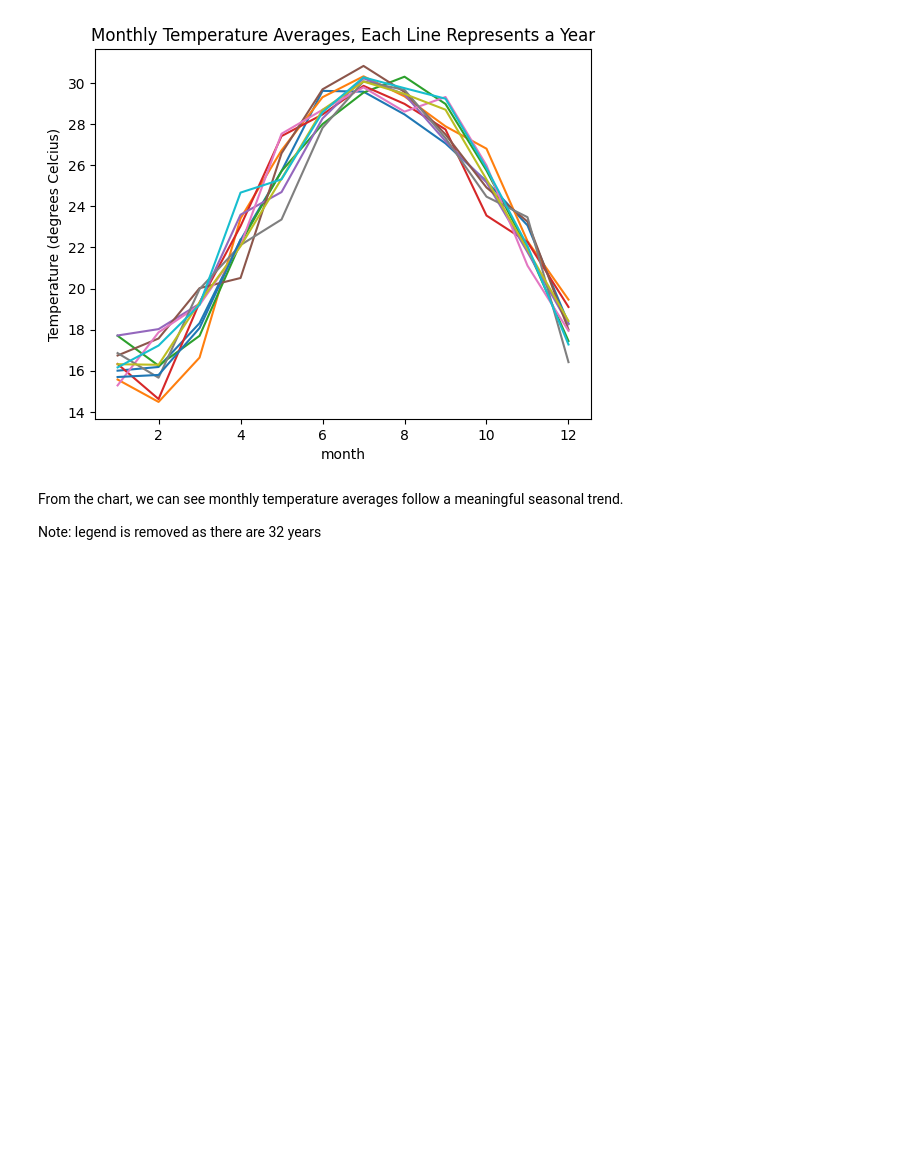
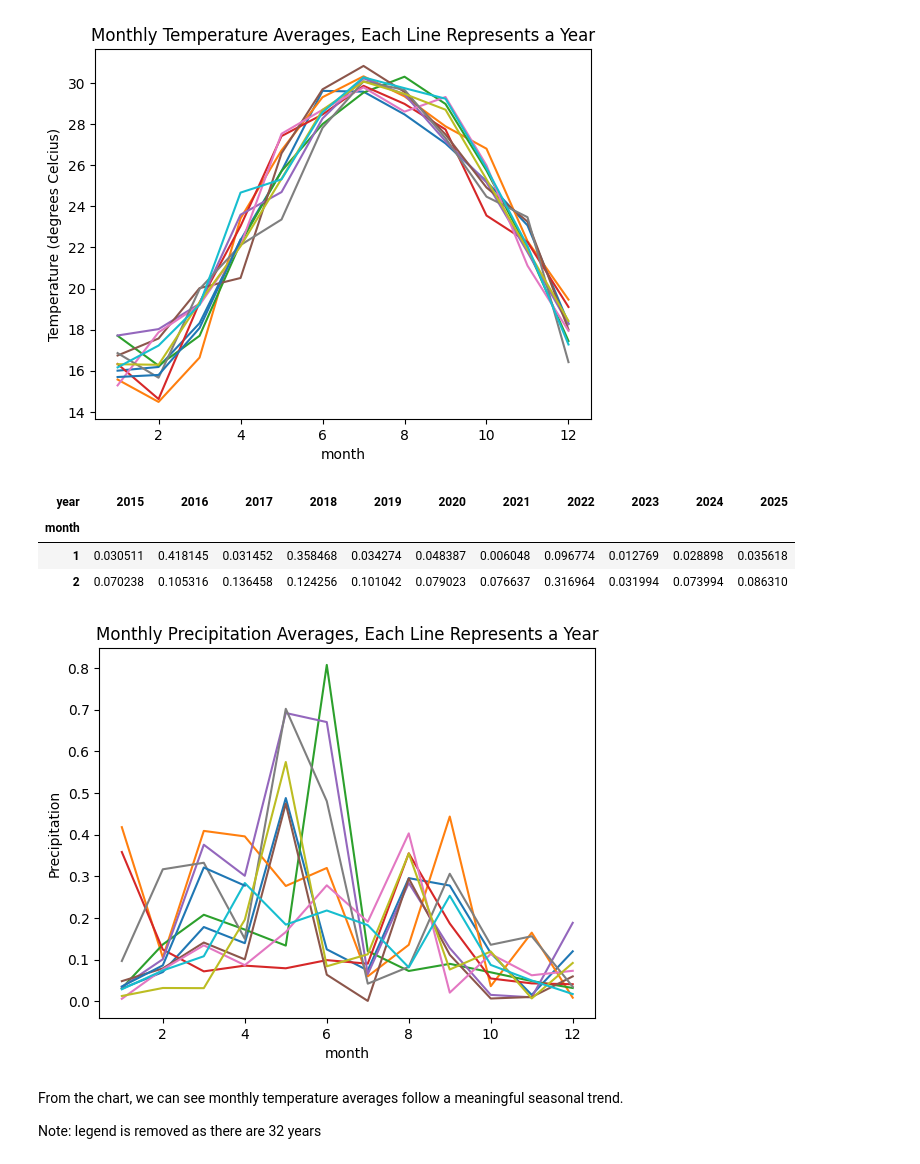
Before and after one commit to CYHuang0429/1132.515504-Team28-Weather, a Jupyter notebook: baseline.ipynb, the cells around one changed output. Cells and saved outputs as stored; diff of their text form; code cells hidden in the pictures; blank space fills up the shorter version.

```diff
--- a/baseline.ipynb
+++ b/baseline.ipynb
@@ -117,6 +117,25 @@ plt.legend().remove()
 plt.show()
 # %% [output]
 [figure]
+# %%
+weather_seperated = weather[['date', 'month', 'Precipitation']].copy(deep=True)
+weather_seperated['year'] = weather['date'].dt.year
+weather_seperated.drop(['date'], axis=1, inplace=True)
+weather_seperated = weather_seperated.pivot_table(index='month',  columns='year', values='Precipitation')
+weather_seperated.head(2)
+# %% [output]
+| year | 2015 | 2016 | 2017 | 2018 | 2019 | 2020 | 2021 | 2022 | 2023 | 2024 | 2025 |
+| month |  |  |  |  |  |  |  |  |  |  |  |
+| 1 | 0.030511 | 0.418145 | 0.031452 | 0.358468 | 0.034274 | 0.048387 | 0.006048 | 0.096774 | 0.012769 | 0.028898 | 0.035618 |
+| 2 | 0.070238 | 0.105316 | 0.136458 | 0.124256 | 0.101042 | 0.079023 | 0.076637 | 0.316964 | 0.031994 | 0.073994 | 0.086310 |
+# %%
+weather_seperated.plot()
+plt.ylabel('Precipitation')
+plt.title("Monthly Precipitation Averages, Each Line Represents a Year")
+plt.legend().remove()
+plt.show()
+# %% [output]
+[figure, added]
 # %% [markdown]
 From the chart, we can see monthly temperature averages follow a meaningful seasonal trend.
 
```
Also changed, not shown: parts of 11 cells of this notebook.
